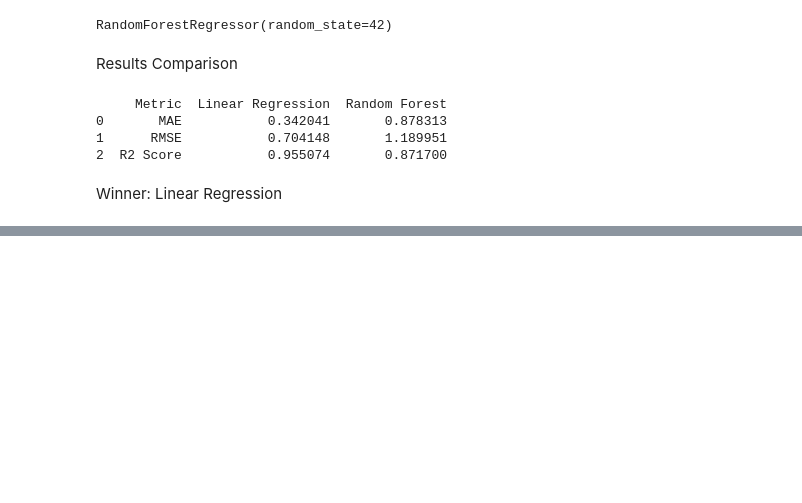
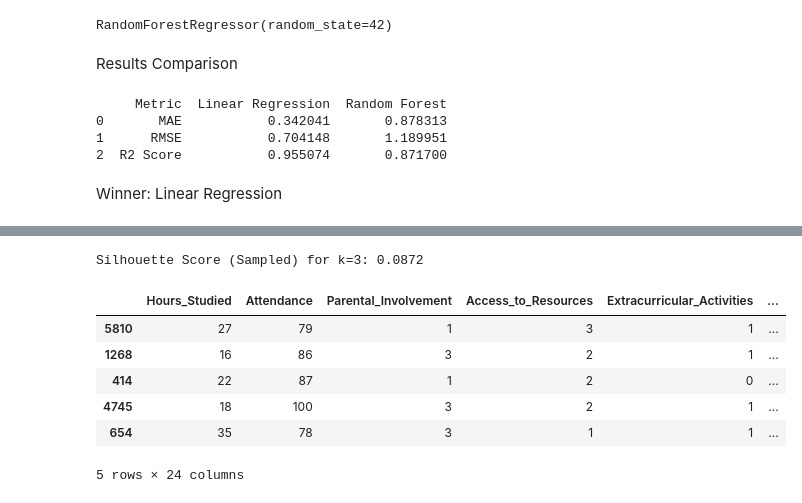
Before and after one commit to AnoshaCanCode/PredictEd, a Jupyter notebook: PredictEd_Final.ipynb, the cells around one changed output, grey strips where cells are left out. Saved outputs shown, nothing was run; the diff lists cells and outputs as text; code cells hidden in the pictures; blank space fills up the shorter version.

```diff
--- a/PredictEd_Final.ipynb
+++ b/PredictEd_Final.ipynb
@@ -647,0 +678,24 @@ Winner: Linear Regression
+# %%
+#the silhouette score measures how similar an object is to its own cluster compared to other clusters
+from sklearn.metrics import silhouette_score
+
+KM = KMeans(n_clusters=3, random_state=42, n_init=10) #k=3 chosen wrt graph results
+cluster_labels = KM.fit_predict(X_train_scaled)
+
+st_score = silhouette_score(X_train_scaled, cluster_labels, sample_size=1000, random_state=42)
+
+print(f"Silhouette Score (Sampled) for k=3: {st_score:.4f}")
+
+#to see groups, add labels to a copy of data
+X_train_clusters = X_train.copy()
+X_train_clusters['Cluster_Group'] = cluster_labels
+X_train_clusters.head()
+# %% [output]
+Silhouette Score (Sampled) for k=3: 0.0872
+|  | Hours_Studied | Attendance | Parental_Involvement | Access_to_Resources | Extracurricular_Activities | ... |
+| 5810 | 27 | 79 | 1 | 3 | 1 | ... |
+| 1268 | 16 | 86 | 3 | 2 | 1 | ... |
+| 414 | 22 | 87 | 1 | 2 | 0 | ... |
+| 4745 | 18 | 100 | 3 | 2 | 1 | ... |
+| 654 | 35 | 78 | 3 | 1 | 1 | ... |
+5 rows × 24 columns
```
Also changed, not shown: parts of 5 cells of this notebook.
